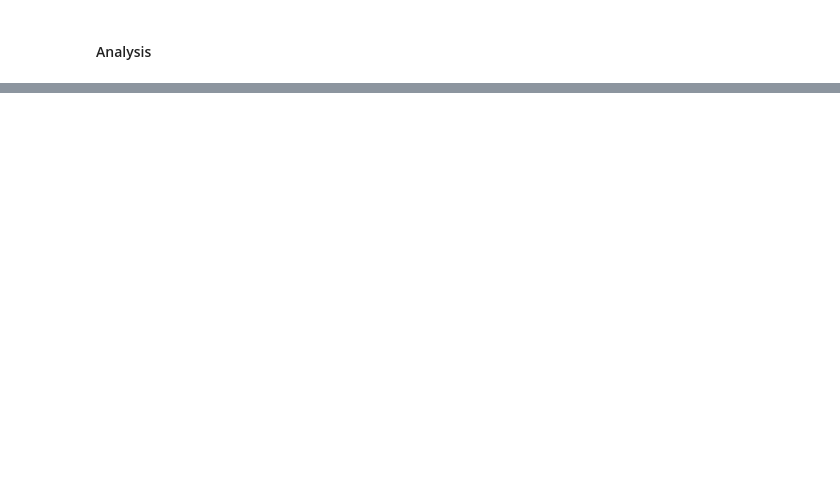
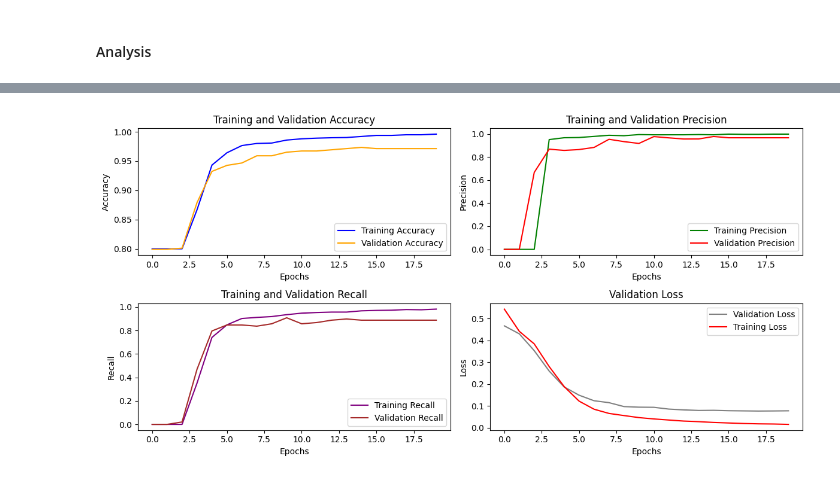
Before and after one commit to amandinesandri/Block_4_Deep_Learning, a Jupyter notebook: AT_T_analysis_bis.ipynb, the cells around one changed output, grey strips where cells are left out. Drawn from its saved outputs; the diff is of its cells as text; code cells hidden in the pictures; blank space fills up the shorter version.

Commit message:
results for sequential before applying and testing weight to hendle unbalanced categories

```diff
--- a/AT_T_analysis_bis.ipynb
+++ b/AT_T_analysis_bis.ipynb
@@ -553,7 +377,0 @@ Epoch 20/20
-# %%
-model_name = 'Model 3 '
-y_true, y_pred = predictions_singleton_to_binary(model_3, 0.5, v2_pad_val, y_val)
-add_results_to_df(model_name, y_true, y_pred)
-display_matrix_and_scores(y_true, y_pred)
-# Afficher le DataFrame
-print(results_df)
@@ -593,5 +377,0 @@ model_4 = tf.keras.Sequential([
-# %%
-tensorboard_callback, hparams_callback = compile_and_log(model_4, "Simple Multi-Layers Denses with dropout", {
-                                                                                            'dim_embedding':128,
-                                                                                            'nb_dense_units':105,
-                                                                                            'dropout':0.2})
@@ -626,7 +377,0 @@ Epoch 20/20
-# %%
-model_name = 'Model 4 '
-y_true, y_pred = predictions_singleton_to_binary(model_4, 0.5, v2_pad_val, y_val)
-add_results_to_df(model_name, y_true, y_pred)
-display_matrix_and_scores(y_true, y_pred)
-# Afficher le DataFrame
-print(results_df)
@@ -715,0 +446,65 @@ model_2 = Sequential([
+# %%
+for model in [model_1, model_2, model_3,model_4]:
+  model_name = str(model)
+  tresh = 0.5
+  y_true, y_pred = predictions_singleton_to_binary(model, tresh, v2_pad_val, y_val)
+  add_results_to_df(model_name, y_true, y_pred)
+  tensorboard_callback = compile(model)
+  test_batch = test_batch
+  train_batch =train_batch
+  epoch=20
+#  fit_model(model, train_batch, epoch, test_batch, tensorboard_callback)
+  # Appel de la fonction fit_model
+  history = fit_model(model, train_batch, epoch=epoch, test_batch=test_batch, tensorboard_callback=tensorboard_callback)
+
+  # Accéder aux métriques
+  accuracy = history.history['accuracy']
+  precision = history.history['precision']
+  recall = history.history['recall']
+  loss = history.history['loss']
+  val_loss = history.history['val_loss']
+  val_accuracy = history.history['val_accuracy']
+  val_precision = history.history['val_precision']
+  val_recall = history.history['val_recall']
+
+
+  # Créer des graphiques pour les métriques d'entraînement
+  plt.figure(figsize=(12, 6))
+
+  plt.subplot(2, 2, 1)
+  plt.plot(accuracy, label='Training Accuracy', color='blue')
+  plt.plot(val_accuracy, label='Validation Accuracy', color='orange')
+  plt.title('Training and Validation Accuracy')
+  plt.xlabel('Epochs')
+  plt.ylabel('Accuracy')
+  plt.legend()
+
+  plt.subplot(2, 2, 2)
+  plt.plot(precision, label='Training Precision', color='green')
+  plt.plot(val_precision, label='Validation Precision', color='red')
+  plt.title('Training and Validation Precision')
+  plt.xlabel('Epochs')
+  plt.ylabel('Precision')
+  plt.legend()
+
+  plt.subplot(2, 2, 3)
+  plt.plot(recall, label='Training Recall', color='purple')
+  plt.plot(val_recall, label='Validation Recall', color='brown')
+  plt.title('Training and Validation Recall')
+  plt.xlabel('Epochs')
+  plt.ylabel('Recall')
+  plt.legend()
+
+  plt.subplot(2, 2, 4)
+  plt.plot(val_loss, label='Validation Loss', color='gray')
+  plt.plot(loss, label='Training Loss', color='red')
+  plt.title('Validation Loss')
+  plt.xlabel('Epochs')
+  plt.ylabel('Loss')
+  plt.legend()
+
+  plt.tight_layout()
+  plt.show()
+
+print(results_df)
+# %% [output]
@@ -715,0 +528 @@ model_2 = Sequential([
+[figure, added]
```
Also changed, not shown: parts of 49 cells of this notebook.
